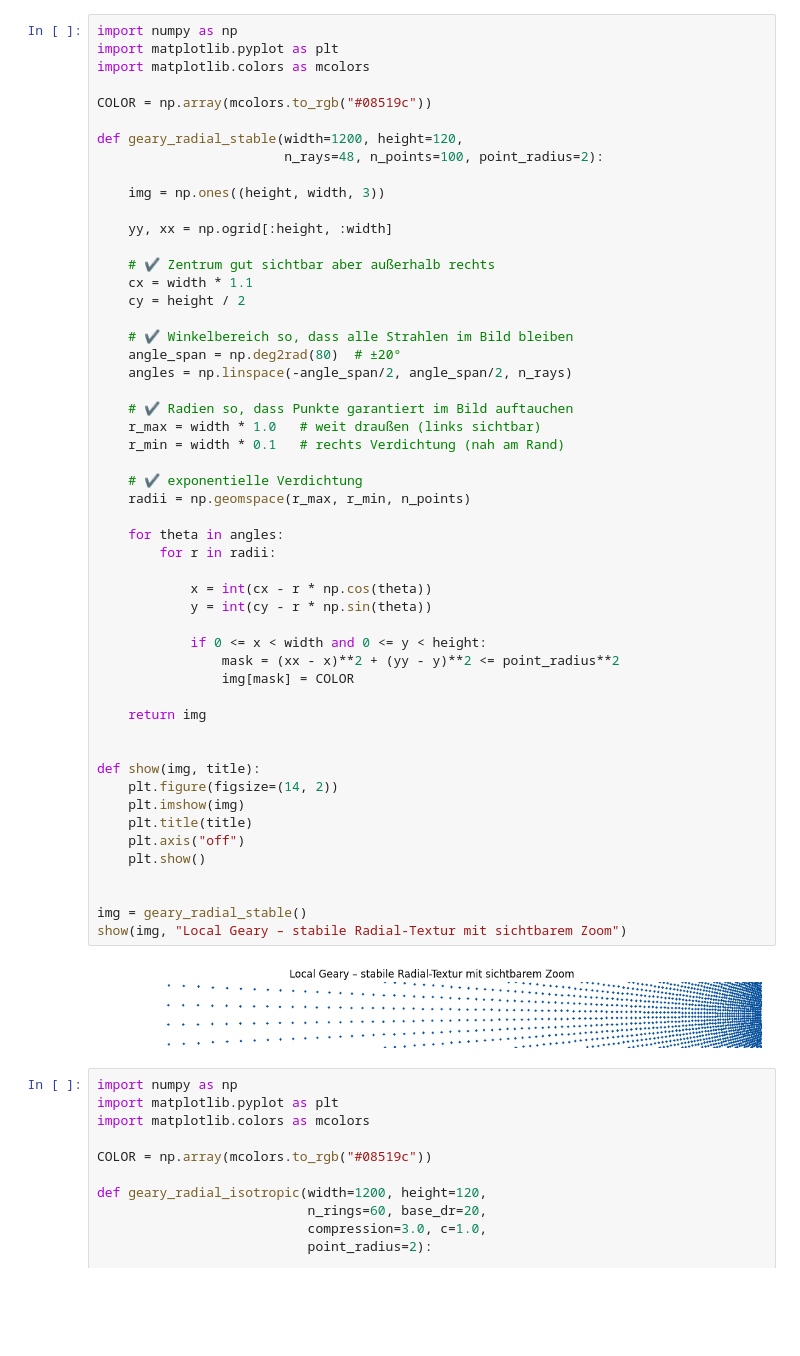
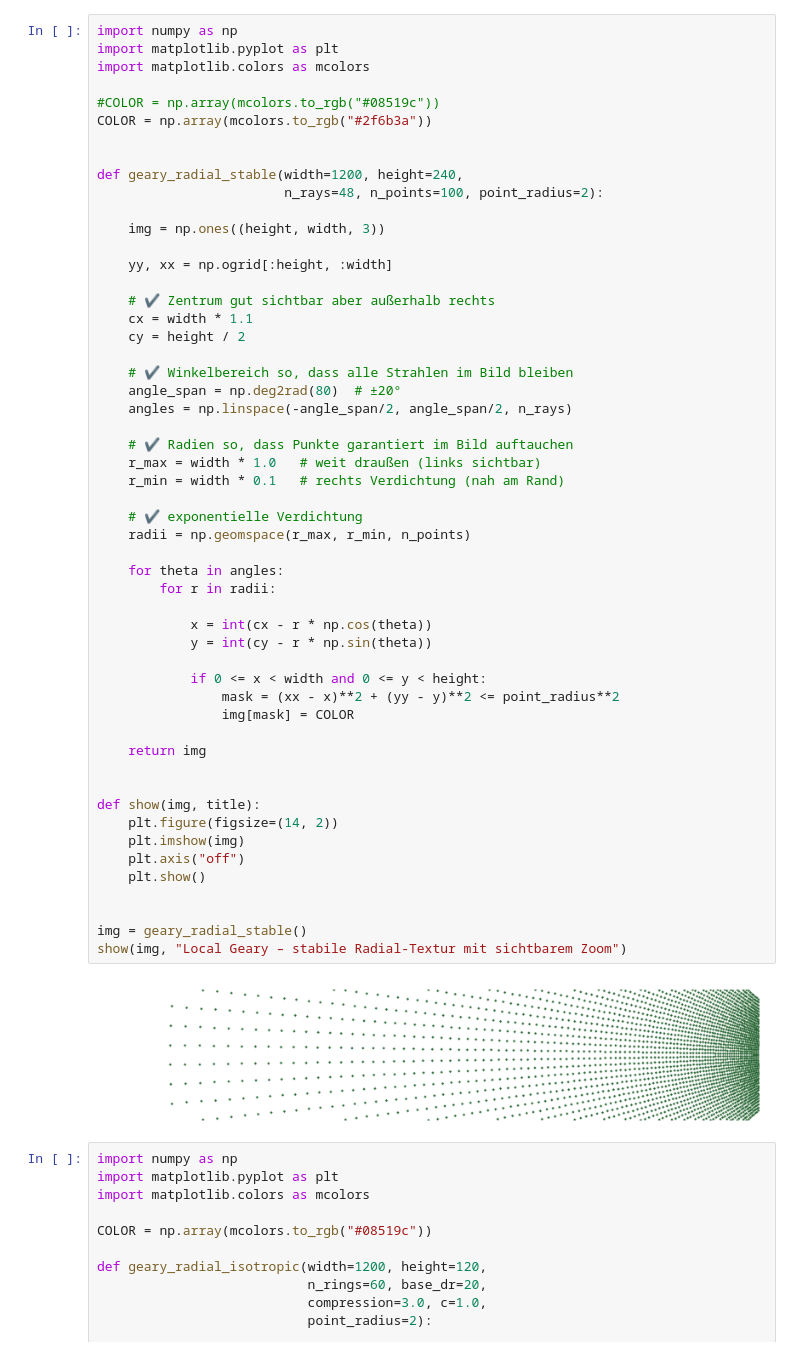
Before and after one commit to Jkoeppens/pilz-suitability-story, a Jupyter notebook: Testfield.ipynb, the cells around one changed output. Drawn from its saved outputs; the diff is of its cells as text; blank space fills up the shorter version.

```diff
--- a/Testfield.ipynb
+++ b/Testfield.ipynb
@@ -86,9 +108,11 @@ import numpy as np
 import matplotlib.pyplot as plt
 import matplotlib.colors as mcolors
 
-COLOR = np.array(mcolors.to_rgb("#08519c"))
+#COLOR = np.array(mcolors.to_rgb("#08519c"))
+COLOR = np.array(mcolors.to_rgb("#2f6b3a"))
 
-def geary_radial_stable(width=1200, height=120,
+
+def geary_radial_stable(width=1200, height=240,
                         n_rays=48, n_points=100, point_radius=2):
 
     img = np.ones((height, width, 3))
@@ -106,35 +130,34 @@ def geary_radial_stable(width=1200, height=120,
     # ✔ Radien so, dass Punkte garantiert im Bild auftauchen
     r_max = width * 1.0   # weit draußen (links sichtbar)
     r_min = width * 0.1   # rechts Verdichtung (nah am Rand)
 
     # ✔ exponentielle Verdichtung
     radii = np.geomspace(r_max, r_min, n_points)
 
     for theta in angles:
         for r in radii:
 
             x = int(cx - r * np.cos(theta))
             y = int(cy - r * np.sin(theta))
 
             if 0 <= x < width and 0 <= y < height:
                 mask = (xx - x)**2 + (yy - y)**2 <= point_radius**2
                 img[mask] = COLOR
 
     return img
 
 
 def show(img, title):
     plt.figure(figsize=(14, 2))
     plt.imshow(img)
-    plt.title(title)
     plt.axis("off")
     plt.show()
 
 
 img = geary_radial_stable()
 show(img, "Local Geary – stabile Radial-Textur mit sichtbarem Zoom")
 # %% [output]
-[figure, old version]
+[figure, new version]
 # %%
 import numpy as np
 import matplotlib.pyplot as plt
```
Also changed, not shown: parts of 4 cells of this notebook, 34 other files.
